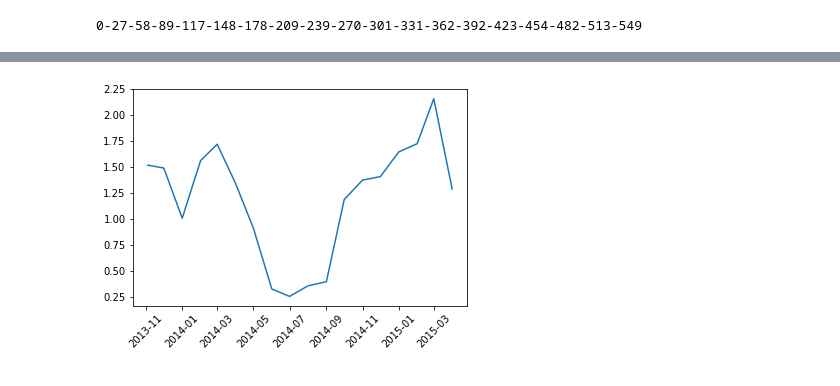
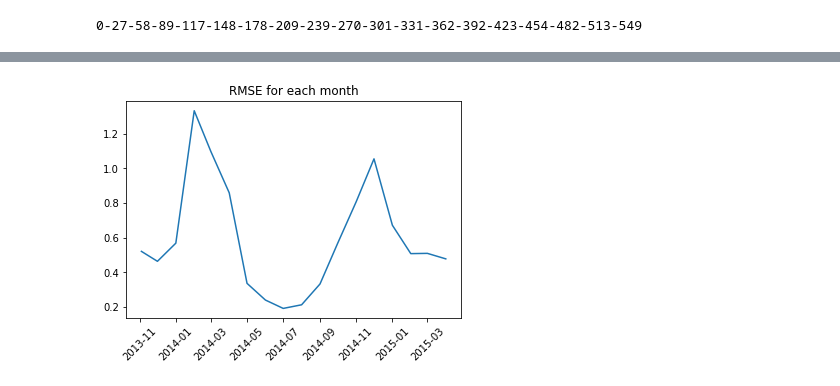
Before and after one commit to BorisAnimal/IU-Data-Analysis-Research, a Jupyter notebook: Boris#2.ipynb, the cells around one changed output, grey strips where cells are left out. Cells and saved outputs as stored; diff of their text form; code cells hidden in the pictures.

Commit message:
final LSTM result

```diff
--- a/Boris#2.ipynb
+++ b/Boris#2.ipynb
@@ -300,3 +299,6 @@ def series_to_supervised(data, n_in=1, n_out=1, dropnan=True):
     return agg
+# %%
+dow = df_resample.index.dayofweek.values
+doy = df_resample.index.dayofyear.values
 # %%
 # frame as supervised learning
@@ -393,7 +400,7 @@ print(X.shape)
 (546, 17)
 # %%
 ## Split into train and test sets
-n_train_time = int(reframed.shape[0] * 0.67)
+n_train_time = int(reframed.shape[0] * 0.85)
 train_X, train_y = X[:n_train_time, :], Y[:n_train_time, :]
 test_X, test_y   = X[n_train_time:, :], Y[n_train_time:, :]
 
@@ -407,0 +415,15 @@ print(train_X.shape, train_y.shape, test_X.shape, test_y.shape)
+# %%
+import random
+random.seed(42)
+
+model = Sequential()
+model.add(LSTM(100, input_shape=(train_X.shape[1], train_X.shape[2])))
+model.add(Dropout(0.2))
+# model.add(Dense(70))
+# model.add(Dropout(0.2))
+model.add(Dense(1))
+model.compile(loss='mean_squared_error', optimizer='adam')
+
+
+# fit network
+history = model.fit(train_X, train_y, epochs=30, batch_size=7, validation_data=(test_X, test_y), verbose=1, shuffle=False)
@@ -408,21 +448,4 @@ print(train_X.shape, train_y.shape, test_X.shape, test_y.shape)
 # %%
-import random
-random.seed(42)
-
-model = Sequential()
-model.add(LSTM(100, input_shape=(train_X.shape[1], train_X.shape[2])))
-model.add(Dropout(0.2))
-# model.add(Dense(100))
-# model.add(Dropout(0.2))
-# model.add(Activation('relu'))
-model.add(Dense(1))
-model.compile(loss='mean_squared_error', optimizer='adam')
-
-
-# fit network
-history = model.fit(train_X, train_y, epochs=30, batch_size=7, validation_data=(test_X, test_y), verbose=0, shuffle=False)
-
-
 # summarize history for loss
 plt.plot(history.history['loss'])
 plt.plot(history.history['val_loss'])
@@ -434,7 +457,7 @@ plt.show()
 
 
 # make a prediction
-yhat = model.predict(test_X)
+yhat = model.predict(test_X, batch_size=7)
 # invert scaling for forecast
 inv_yhat = scalerY.inverse_transform(yhat)
 # invert scaling for actual
@@ -446,7 +469,7 @@ rmse = np.sqrt(mean_squared_error(inv_y, inv_yhat))
 print('Test RMSE: %.3f' % rmse)
 
 
-interval = 100
+interval = min(len(test_y), 100)
 ## time steps, every step is one hour (you can easily convert the time step to the actual time index)
 ## for a demonstration purpose, I only compare the predictions in 200 hours.
 aa=[x for x in range(interval)]
@@ -481,9 +504,10 @@ Test RMSE: 1.317
 # %%
 plt.plot(time, data)
+plt.title("RMSE for each month")
 plt.xticks(rotation=45)
 plt.show()
 # %% [output]
-[figure, old version]
+[figure, new version]
 # %%
 begin = 0
 end = yy.shape[0]
```
Also changed, not shown: parts of 17 cells of this notebook.
